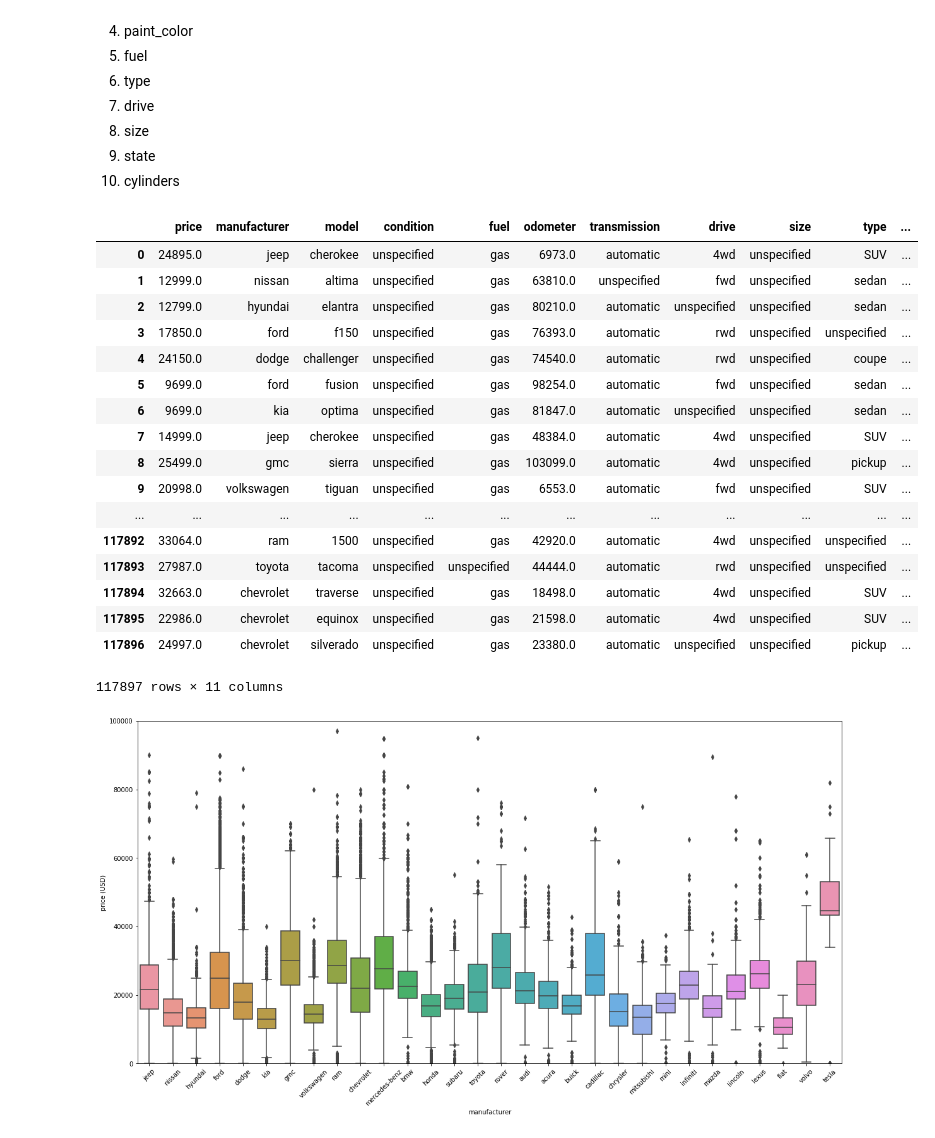
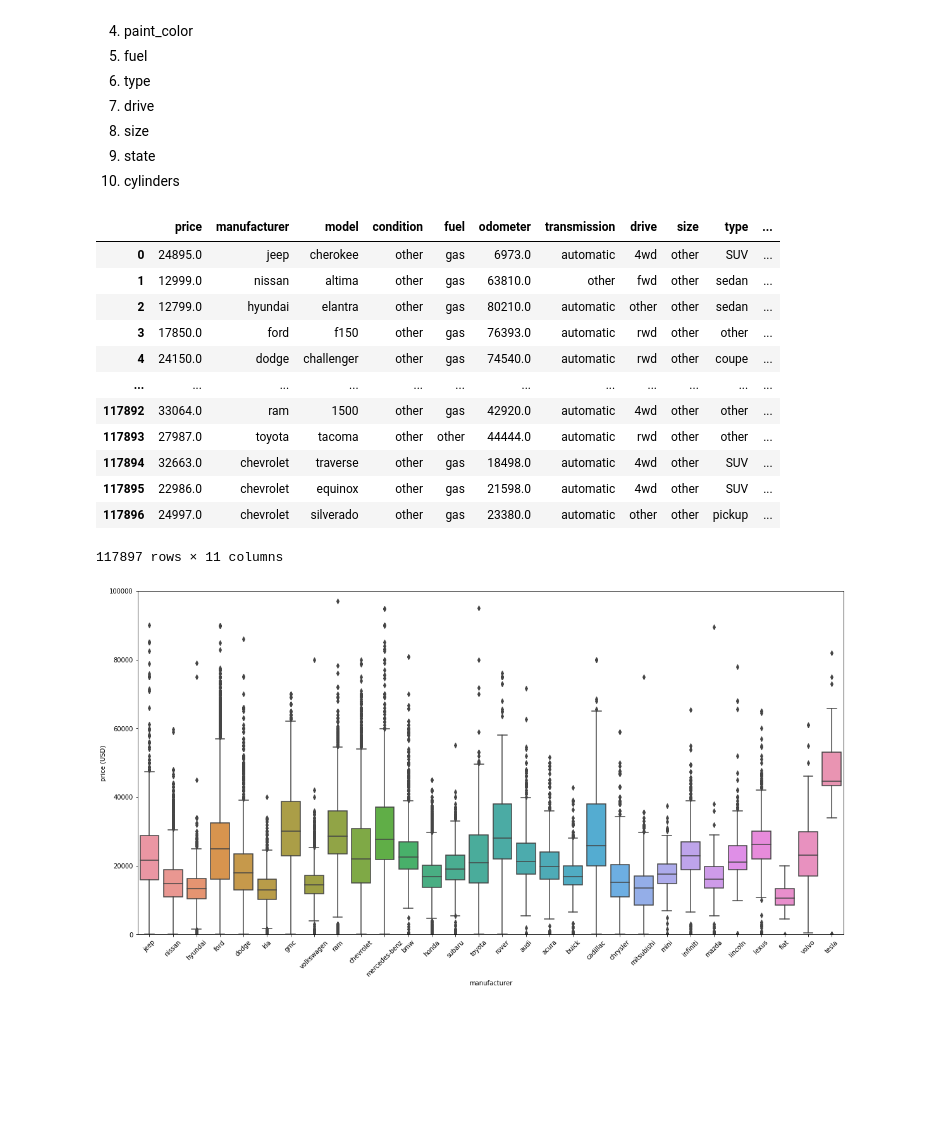
Before and after one commit to dericatienza/udacity-mlnd-capstone-project, a Jupyter notebook: data_exploration.ipynb, the cells around one changed output. Cells and saved outputs as stored; diff of their text form; code cells hidden in the pictures; blank space fills up the shorter version.

```diff
--- a/data_exploration.ipynb
+++ b/data_exploration.ipynb
@@ -306,27 +291,22 @@ Features to be explored are:
 trimmed_df = pd.read_csv(os.path.join(data_dir, 'vehicles_trimmed.csv'))
 # %%
 trimmed_df[['transmission', 'paint_color','fuel', 'type', 'drive', 'size', 'condition']] = \
-    trimmed_df[['transmission', 'paint_color', 'fuel', 'type', 'drive', 'size', 'condition']].fillna('unspecified')
+    trimmed_df[['transmission', 'paint_color', 'fuel', 'type', 'drive', 'size', 'condition']].fillna('other')
 
 trimmed_df
 # %% [output]
 |  | price | manufacturer | model | condition | fuel | odometer | transmission | drive | size | type | ... |
-| 0 | 24895.0 | jeep | cherokee | unspecified | gas | 6973.0 | automatic | 4wd | unspecified | SUV | ... |
-| 1 | 12999.0 | nissan | altima | unspecified | gas | 63810.0 | unspecified | fwd | unspecified | sedan | ... |
-| 2 | 12799.0 | hyundai | elantra | unspecified | gas | 80210.0 | automatic | unspecified | unspecified | sedan | ... |
-| 3 | 17850.0 | ford | f150 | unspecified | gas | 76393.0 | automatic | rwd | unspecified | unspecified | ... |
-| 4 | 24150.0 | dodge | challenger | unspecified | gas | 74540.0 | automatic | rwd | unspecified | coupe | ... |
-| 5 | 9699.0 | ford | fusion | unspecified | gas | 98254.0 | automatic | fwd | unspecified | sedan | ... |
-| 6 | 9699.0 | kia | optima | unspecified | gas | 81847.0 | automatic | unspecified | unspecified | sedan | ... |
-| 7 | 14999.0 | jeep | cherokee | unspecified | gas | 48384.0 | automatic | 4wd | unspecified | SUV | ... |
-| 8 | 25499.0 | gmc | sierra | unspecified | gas | 103099.0 | automatic | 4wd | unspecified | pickup | ... |
-| 9 | 20998.0 | volkswagen | tiguan | unspecified | gas | 6553.0 | automatic | fwd | unspecified | SUV | ... |
+| 0 | 24895.0 | jeep | cherokee | other | gas | 6973.0 | automatic | 4wd | other | SUV | ... |
+| 1 | 12999.0 | nissan | altima | other | gas | 63810.0 | other | fwd | other | sedan | ... |
+| 2 | 12799.0 | hyundai | elantra | other | gas | 80210.0 | automatic | other | other | sedan | ... |
+| 3 | 17850.0 | ford | f150 | other | gas | 76393.0 | automatic | rwd | other | other | ... |
+| 4 | 24150.0 | dodge | challenger | other | gas | 74540.0 | automatic | rwd | other | coupe | ... |
 | ... | ... | ... | ... | ... | ... | ... | ... | ... | ... | ... | ... |
-| 117892 | 33064.0 | ram | 1500 | unspecified | gas | 42920.0 | automatic | 4wd | unspecified | unspecified | ... |
-| 117893 | 27987.0 | toyota | tacoma | unspecified | unspecified | 44444.0 | automatic | rwd | unspecified | unspecified | ... |
-| 117894 | 32663.0 | chevrolet | traverse | unspecified | gas | 18498.0 | automatic | 4wd | unspecified | SUV | ... |
-| 117895 | 22986.0 | chevrolet | equinox | unspecified | gas | 21598.0 | automatic | 4wd | unspecified | SUV | ... |
-| 117896 | 24997.0 | chevrolet | silverado | unspecified | gas | 23380.0 | automatic | unspecified | unspecified | pickup | ... |
+| 117892 | 33064.0 | ram | 1500 | other | gas | 42920.0 | automatic | 4wd | other | other | ... |
+| 117893 | 27987.0 | toyota | tacoma | other | other | 44444.0 | automatic | rwd | other | other | ... |
+| 117894 | 32663.0 | chevrolet | traverse | other | gas | 18498.0 | automatic | 4wd | other | SUV | ... |
+| 117895 | 22986.0 | chevrolet | equinox | other | gas | 21598.0 | automatic | 4wd | other | SUV | ... |
+| 117896 | 24997.0 | chevrolet | silverado | other | gas | 23380.0 | automatic | other | other | pickup | ... |
 117897 rows × 11 columns
 # %%
 def plot_correlation(df, feature, fig_size=(6.4, 4.8), ylim=(0, 1e5)):
```
Also changed, not shown: parts of 10 cells of this notebook, 6 other files.
